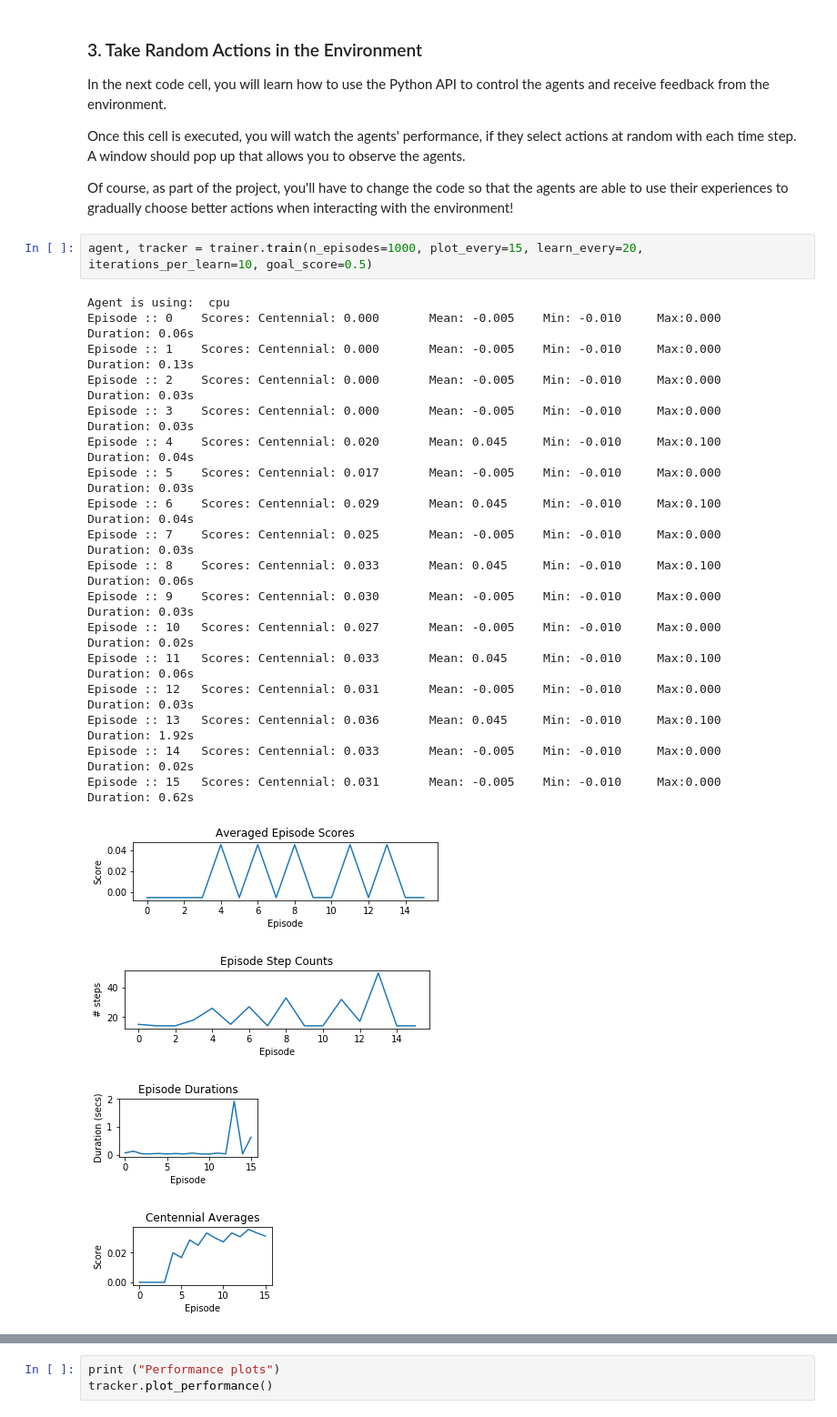
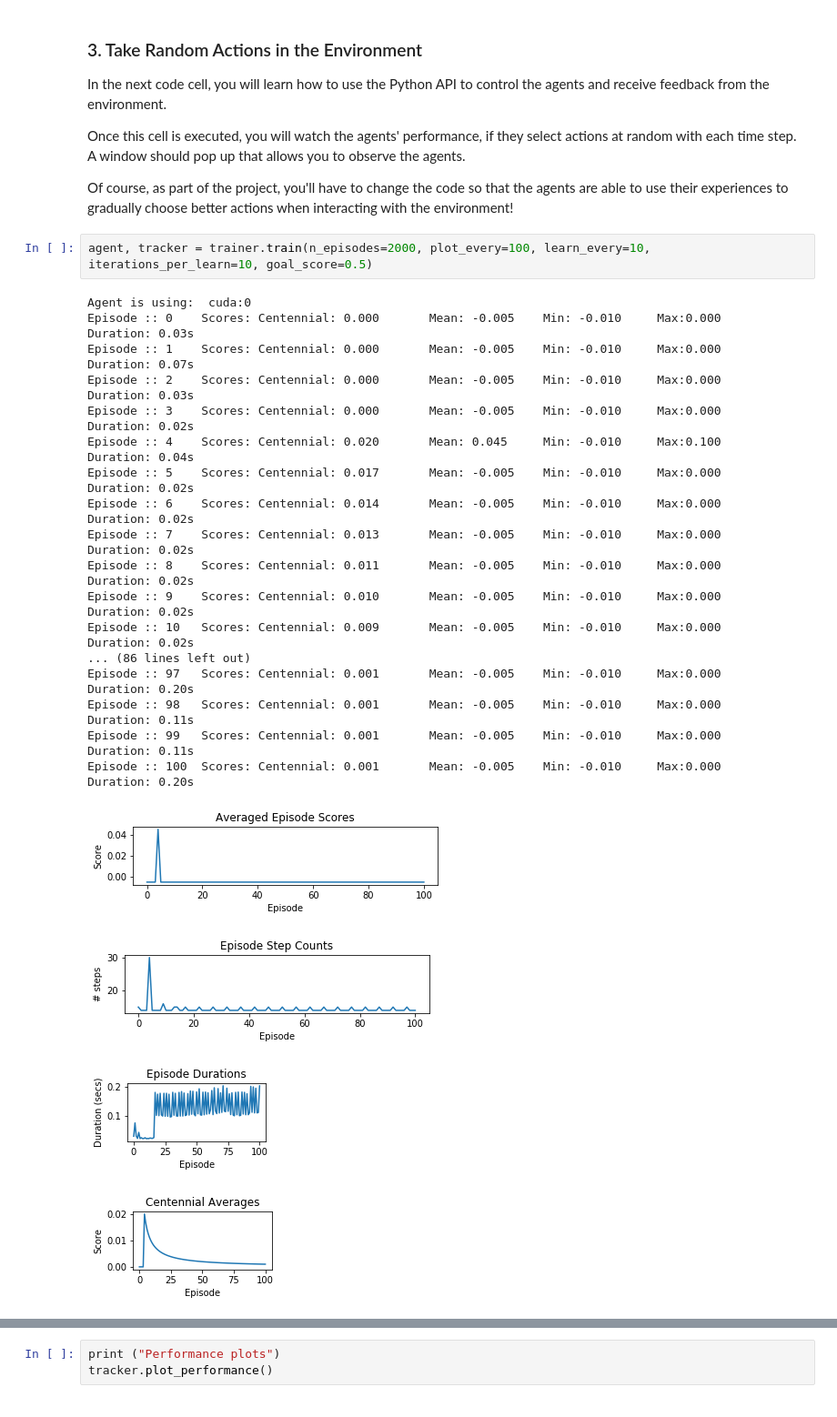
Before and after one commit to alikureishy/DRL-MultiAgent-Collaboration, a Jupyter notebook: Tennis.ipynb, the cells around one changed output, grey strips where cells are left out. Shown: that part at 91% size. Drawn from its saved outputs; the diff is of its cells as text.

```diff
--- a/Tennis.ipynb
+++ b/Tennis.ipynb
@@ -97,26 +97,26 @@ Once this cell is executed, you will watch the agents' performance, if they sele
 
 Of course, as part of the project, you'll have to change the code so that the agents are able to use their experiences to gradually choose better actions when interacting with the environment!
 # %%
-agent, tracker = trainer.train(n_episodes=1000, plot_every=15, learn_every=20, iterations_per_learn=10, goal_score=0.5)
+agent, tracker = trainer.train(n_episodes=2000, plot_every=100, learn_every=10, iterations_per_learn=10, goal_score=0.5)
 # %% [output]
-Agent is using:  cpu
-Episode :: 0    Scores: Centennial: 0.000       Mean: -0.005    Min: -0.010     Max:0.000       Duration: 0.06s
-Episode :: 1    Scores: Centennial: 0.000       Mean: -0.005    Min: -0.010     Max:0.000       Duration: 0.13s
+Agent is using:  cuda:0
+Episode :: 0    Scores: Centennial: 0.000       Mean: -0.005    Min: -0.010     Max:0.000       Duration: 0.03s
+Episode :: 1    Scores: Centennial: 0.000       Mean: -0.005    Min: -0.010     Max:0.000       Duration: 0.07s
 Episode :: 2    Scores: Centennial: 0.000       Mean: -0.005    Min: -0.010     Max:0.000       Duration: 0.03s
-Episode :: 3    Scores: Centennial: 0.000       Mean: -0.005    Min: -0.010     Max:0.000       Duration: 0.03s
+Episode :: 3    Scores: Centennial: 0.000       Mean: -0.005    Min: -0.010     Max:0.000       Duration: 0.02s
 Episode :: 4    Scores: Centennial: 0.020       Mean: 0.045     Min: -0.010     Max:0.100       Duration: 0.04s
-Episode :: 5    Scores: Centennial: 0.017       Mean: -0.005    Min: -0.010     Max:0.000       Duration: 0.03s
-Episode :: 6    Scores: Centennial: 0.029       Mean: 0.045     Min: -0.010     Max:0.100       Duration: 0.04s
-Episode :: 7    Scores: Centennial: 0.025       Mean: -0.005    Min: -0.010     Max:0.000       Duration: 0.03s
-Episode :: 8    Scores: Centennial: 0.033       Mean: 0.045     Min: -0.010     Max:0.100       Duration: 0.06s
-Episode :: 9    Scores: Centennial: 0.030       Mean: -0.005    Min: -0.010     Max:0.000       Duration: 0.03s
-Episode :: 10   Scores: Centennial: 0.027       Mean: -0.005    Min: -0.010     Max:0.000       Duration: 0.02s
-Episode :: 11   Scores: Centennial: 0.033       Mean: 0.045     Min: -0.010     Max:0.100       Duration: 0.06s
-Episode :: 12   Scores: Centennial: 0.031       Mean: -0.005    Min: -0.010     Max:0.000       Duration: 0.03s
-Episode :: 13   Scores: Centennial: 0.036       Mean: 0.045     Min: -0.010     Max:0.100       Duration: 1.92s
-Episode :: 14   Scores: Centennial: 0.033       Mean: -0.005    Min: -0.010     Max:0.000       Duration: 0.02s
-Episode :: 15   Scores: Centennial: 0.031       Mean: -0.005    Min: -0.010     Max:0.000       Duration: 0.62s
+Episode :: 5    Scores: Centennial: 0.017       Mean: -0.005    Min: -0.010     Max:0.000       Duration: 0.02s
+Episode :: 6    Scores: Centennial: 0.014       Mean: -0.005    Min: -0.010     Max:0.000       Duration: 0.02s
+Episode :: 7    Scores: Centennial: 0.013       Mean: -0.005    Min: -0.010     Max:0.000       Duration: 0.02s
+Episode :: 8    Scores: Centennial: 0.011       Mean: -0.005    Min: -0.010     Max:0.000       Duration: 0.02s
+Episode :: 9    Scores: Centennial: 0.010       Mean: -0.005    Min: -0.010     Max:0.000       Duration: 0.02s
+Episode :: 10   Scores: Centennial: 0.009       Mean: -0.005    Min: -0.010     Max:0.000       Duration: 0.02s
+... (86 lines left out)
+Episode :: 97   Scores: Centennial: 0.001       Mean: -0.005    Min: -0.010     Max:0.000       Duration: 0.20s
+Episode :: 98   Scores: Centennial: 0.001       Mean: -0.005    Min: -0.010     Max:0.000       Duration: 0.11s
+Episode :: 99   Scores: Centennial: 0.001       Mean: -0.005    Min: -0.010     Max:0.000       Duration: 0.11s
+Episode :: 100  Scores: Centennial: 0.001       Mean: -0.005    Min: -0.010     Max:0.000       Duration: 0.20s
-[figure, old version]
+[figure, new version]
-[figure, old version]
+[figure, new version]
-[figure, old version]
+[figure, new version]
-[figure, old version]
+[figure, new version]
```
Also changed, not shown: parts of 1 cell of this notebook, 3 other files.
